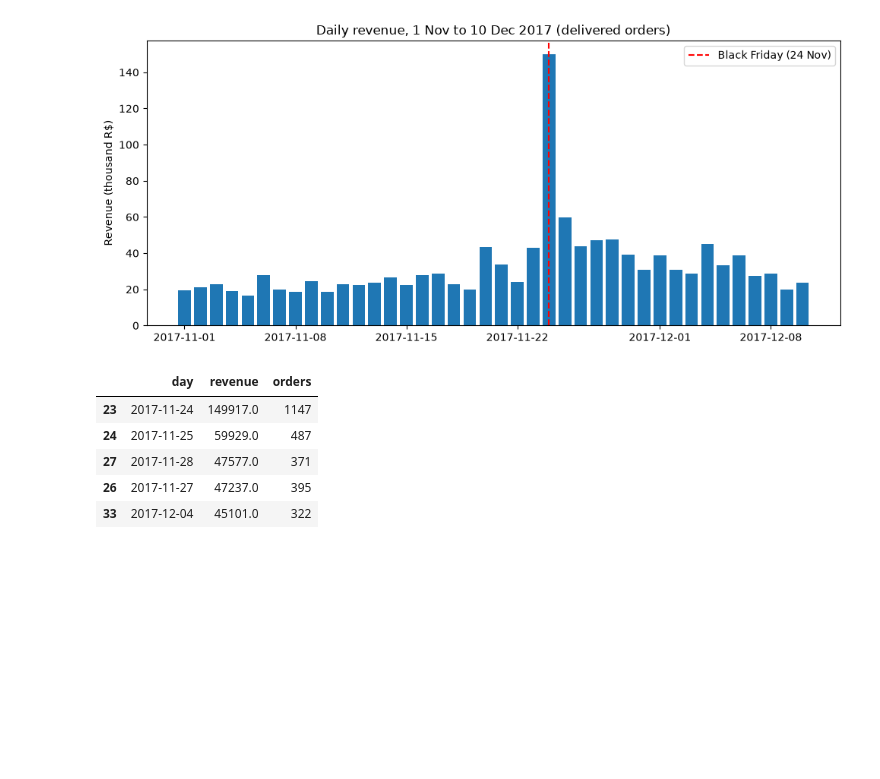
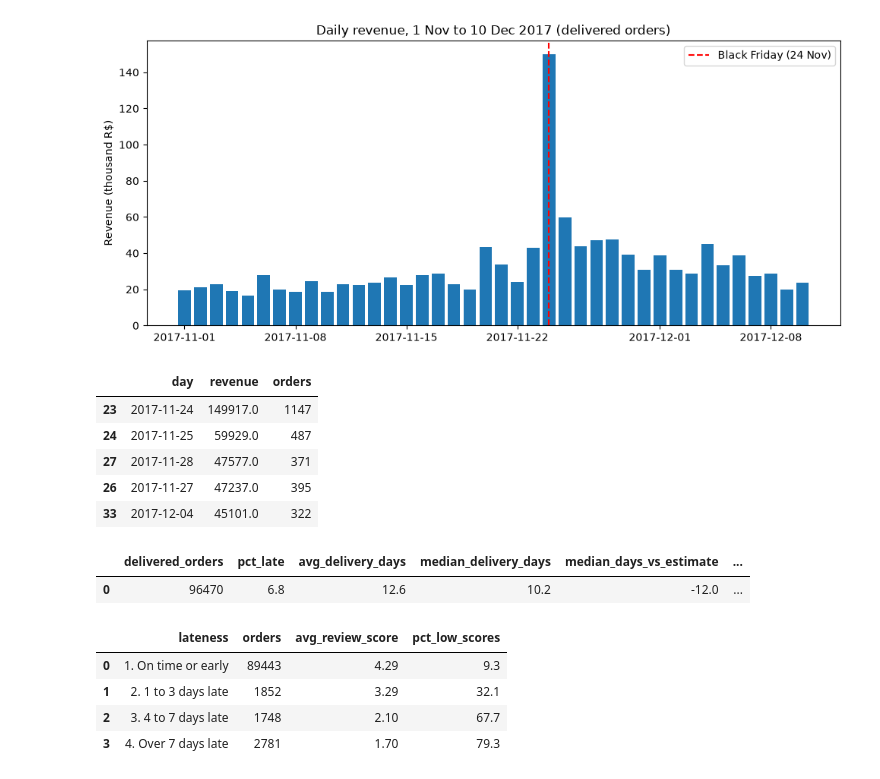
Before and after one commit to eQuaEnoo/olist-ecommerce-analysis, a Jupyter notebook: notebooks/01-explore.ipynb, the cells around one changed output. Saved outputs shown, nothing was run; the diff lists cells and outputs as text; code cells hidden in the pictures; blank space fills up the shorter version.

```diff
--- a/notebooks/01-explore.ipynb
+++ b/notebooks/01-explore.ipynb
@@ -3,8 +3,13 @@ from pathlib import Path
 
 import duckdb
 
-RAW = Path("C:/dev/projects/first-analysis/data/raw")
-DB = Path("C:/dev/projects/first-analysis/data/processed/olist.duckdb")
+ROOT = Path.cwd().parent        # This notebook runs from the notebooks/ folder
+RAW = ROOT / "data" / "raw"
+DB = ROOT / "data" / "processed" / "olist.duckdb"
+REPORTS = ROOT / "reports"
+
+DB.parent.mkdir(parents=True, exist_ok=True)        # Creates the folder if it's missing
+REPORTS.mkdir(exist_ok=True)
 
 con = duckdb.connect(str(DB))
 
@@ -286,3 +291,44 @@ daily.sort_values("revenue", ascending=False).head(5)
 | 27 | 2017-11-28 | 47577.0 | 371 |
 | 26 | 2017-11-27 | 47237.0 | 395 |
 | 33 | 2017-12-04 | 45101.0 | 322 |
+# %%
+# How late are deliveries typically?
+con.execute("""
+    SELECT
+        COUNT(*) AS delivered_orders,
+        ROUND(100 * AVG((days_vs_estimate > 0)::INT), 1) AS pct_late,
+        ROUND(AVG(delivery_days), 1) AS avg_delivery_days,
+        ROUND(median(delivery_days), 1) AS median_delivery_days,
+        ROUND(median(days_vs_estimate), 1) AS median_days_vs_estimate,
+        ROUND(AVG(days_vs_estimate) FILTER (WHERE days_vs_estimate > 0), 1) AS avg_days_late_when_late
+    FROM delivered_orders
+""").df()
+# %% [output]
+|  | delivered_orders | pct_late | avg_delivery_days | median_delivery_days | median_days_vs_estimate | ... |
+| 0 | 96470 | 6.8 | 12.6 | 10.2 | -12.0 | ... |
+# %%
+# Do late deliveries get worse reviews?
+by_bucket = con.execute("""
+    SELECT
+        CASE
+            WHEN d.days_vs_estimate <= 0 THEN '1. On time or early'
+            WHEN d.days_vs_estimate <= 3 THEN '2. 1 to 3 days late'
+            WHEN d.days_vs_estimate <= 7 THEN '3. 4 to 7 days late'
+            ELSE                              '4. Over 7 days late'
+        END AS lateness,
+        COUNT(*) AS orders,
+        ROUND(AVG(r.review_score), 2) AS avg_review_score,
+        ROUND(100 * AVG((r.review_score <= 2)::INT), 1) AS pct_low_scores
+    FROM delivered_orders d
+    JOIN reviews_clean r ON r.order_id = d.order_id
+    GROUP BY 1
+    ORDER BY 1
+""").df()
+
+by_bucket
+# %% [output]
+|  | lateness | orders | avg_review_score | pct_low_scores |
+| 0 | 1. On time or early | 89443 | 4.29 | 9.3 |
+| 1 | 2. 1 to 3 days late | 1852 | 3.29 | 32.1 |
+| 2 | 3. 4 to 7 days late | 1748 | 2.10 | 67.7 |
+| 3 | 4. Over 7 days late | 2781 | 1.70 | 79.3 |
```
Also changed, not shown: parts of 4 cells of this notebook, 3 other files.
